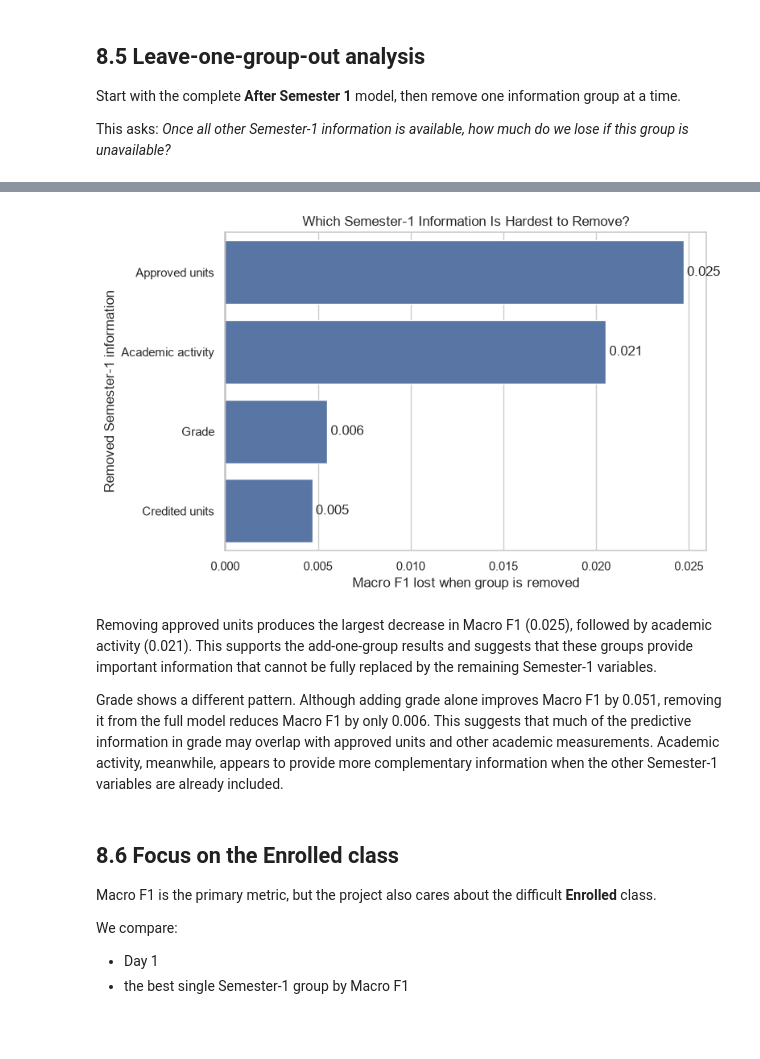
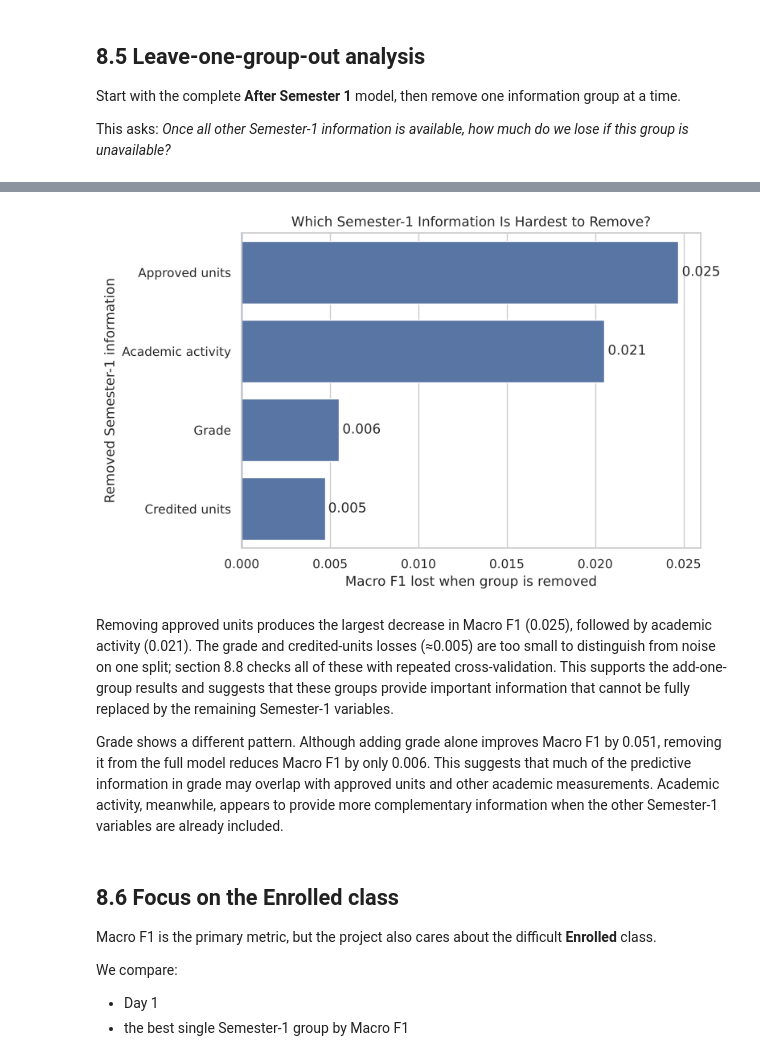
Before and after one commit to itsjavi16/student-dropout-prediction, a Jupyter notebook: notebooks/08_sem1_mechanism_ablation.ipynb, the cells around one changed output, grey strips where cells are left out. Cells and saved outputs as stored; diff of their text form; code cells hidden in the pictures; blank space fills up the shorter version.

```diff
--- a/notebooks/08_sem1_mechanism_ablation.ipynb
+++ b/notebooks/08_sem1_mechanism_ablation.ipynb
@@ -344,37 +354,37 @@ leave_plot_df = (
 )
 
 leave_plot_df["Removed group"] = leave_plot_df["Feature Set"].str.replace(
     "After Sem 1 - ", "", regex=False
 )
 leave_plot_df = leave_plot_df.sort_values("Loss in Macro F1", ascending=False)
 
 fig, ax = plt.subplots(figsize=(8, 5))
 sns.barplot(
     data=leave_plot_df,
     x="Loss in Macro F1",
     y="Removed group",
     ax=ax
 )
 
 ax.axvline(0, linewidth=1)
 ax.set_title("Which Semester-1 Information Is Hardest to Remove?")
 ax.set_xlabel("Macro F1 lost when group is removed")
 ax.set_ylabel("Removed Semester-1 information")
 
 for container in ax.containers:
     ax.bar_label(container, fmt="%.3f", padding=3)
 
 plt.tight_layout()
 plt.savefig(
-    "../reports/figures/sem1_leave_one_out_macro_f1.png",
+    project_root / "reports" / "figures" / "sem1_leave_one_out_macro_f1.png",
     dpi=300,
     bbox_inches="tight"
 )
 plt.show()
 # %% [output]
-[figure, old version]
+[figure, new version]
 # %% [markdown]
-Removing approved units produces the largest decrease in Macro F1 (0.025), followed by academic activity (0.021). This supports the add-one-group results and suggests that these groups provide important information that cannot be fully replaced by the remaining Semester-1 variables.
+Removing approved units produces the largest decrease in Macro F1 (0.025), followed by academic activity (0.021). The grade and credited-units losses (≈0.005) are too small to distinguish from noise on one split; section 8.8 checks all of these with repeated cross-validation. This supports the add-one-group results and suggests that these groups provide important information that cannot be fully replaced by the remaining Semester-1 variables.
 
 Grade shows a different pattern. Although adding grade alone improves Macro F1 by 0.051, removing it from the full model reduces Macro F1 by only 0.006. This suggests that much of the predictive information in grade may overlap with approved units and other academic measurements. Academic activity, meanwhile, appears to provide more complementary information when the other Semester-1 variables are already included.
 # %% [markdown]
```
Also changed, not shown: parts of 16 cells of this notebook, 7 other files.
